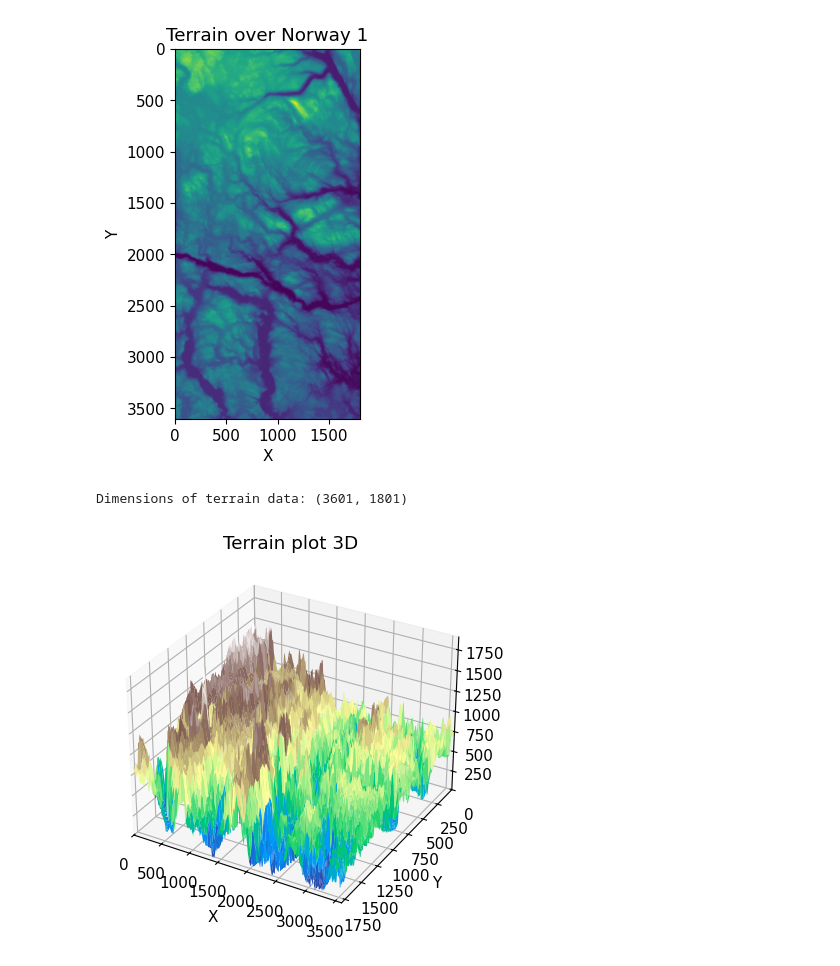
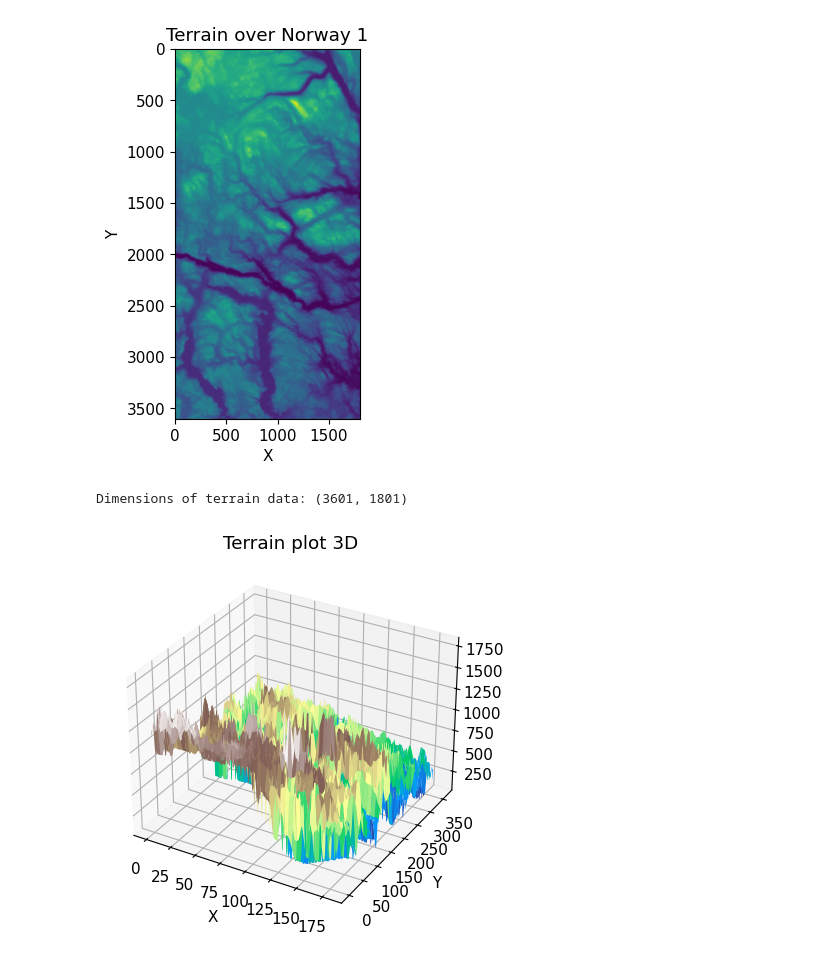
Before and after one commit to tiriltk/FYSSTK4155, a Jupyter notebook: Project1/terraincode.ipynb, the cells around one changed output. Cells and saved outputs as stored; diff of their text form; code cells hidden in the pictures.

```diff
--- a/Project1/terraincode.ipynb
+++ b/Project1/terraincode.ipynb
@@ -28,33 +28,35 @@ plt.show()
 # %%
 print("Dimensions of terrain data:", terrain1.shape)
 
 from imageio import imread
 
 terrain1 = imread('SRTM_data_Norway_1.tif')
+terrain1 = terrain1[::10,::10] #sample the data by selecting every 10th point
 
 fig = plt.figure()
 ax = plt.axes(projection='3d')
 
-x = np.arange(3601)
-y = np.arange(1801)
+x = np.arange(terrain1.shape[1])
+y = np.arange(terrain1.shape[0])
 
 X, Y = np.meshgrid(x, y)
 
+x_flat = X.ravel()
+y_flat = Y.ravel()
+z_flat = terrain1.ravel()
+
 plt.rcParams.update({'font.size': 11})
 
-ax.plot_surface(X, Y, terrain1.T, cmap='terrain')
-
-ax.set_xlim(0, 3601)
-ax.set_ylim(1801, 0)
+ax.plot_surface(X, Y, terrain1, cmap='terrain')
 
 plt.title("Terrain plot 3D")
 plt.xlabel('X')
 plt.ylabel('Y')
 plt.savefig("Terrain_plot_3D.png")
 plt.show()
 # %% [output]
 Dimensions of terrain data: (3601, 1801)
-[figure, old version]
+[figure, new version]
 # %%
 def min_max_scaling(x):
     return (x - np.min(x)) / (np.max(x) - np.min(x))
```
Also changed, not shown: parts of 9 cells of this notebook.
